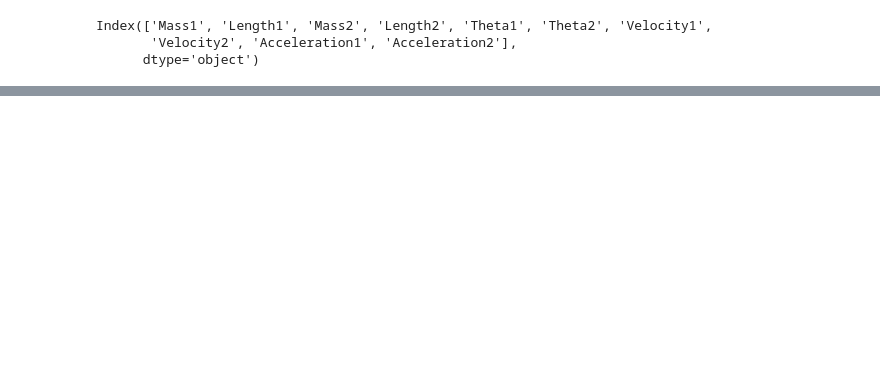
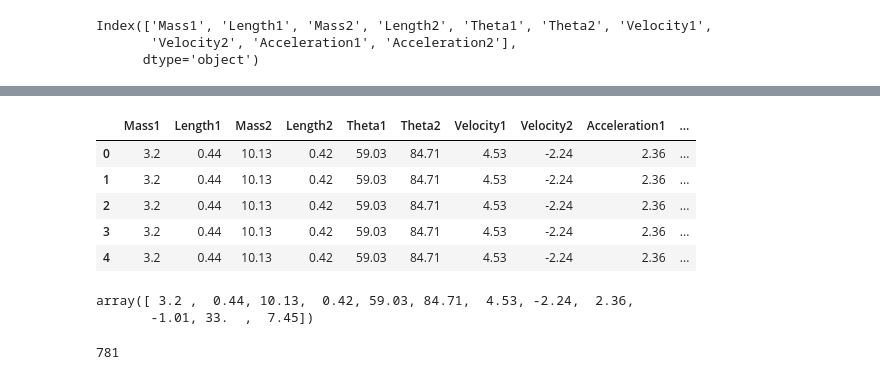
Before and after one commit to vipulSharma18/Push-Recovery-using-Deep-Q-Learning, a Jupyter notebook: dataset_generation/2_link_manipulator_with_point_masses.ipynb, the cells around one changed output, grey strips where cells are left out. Drawn from its saved outputs; the diff is of its cells as text; code cells hidden in the pictures; blank space fills up the shorter version.

```diff
--- a/dataset_generation/2_link_manipulator_with_point_masses.ipynb
+++ b/dataset_generation/2_link_manipulator_with_point_masses.ipynb
@@ -113,0 +166,16 @@ print(T1(5,1,5,1,0,90,0,5,0,0), T2(5,1,5,1,0,90,0,5,0,0))
+# %%
+dataset = dataset.round({'T1': 2,'T2': 2})
+gc.collect()
+dataset.head()
+# %% [output]
+|  | Mass1 | Length1 | Mass2 | Length2 | Theta1 | Theta2 | Velocity1 | Velocity2 | Acceleration1 | ... |
+| 0 | 3.2 | 0.44 | 10.13 | 0.42 | 59.03 | 84.71 | 4.53 | -2.24 | 2.36 | ... |
+| 1 | 3.2 | 0.44 | 10.13 | 0.42 | 59.03 | 84.71 | 4.53 | -2.24 | 2.36 | ... |
+| 2 | 3.2 | 0.44 | 10.13 | 0.42 | 59.03 | 84.71 | 4.53 | -2.24 | 2.36 | ... |
+| 3 | 3.2 | 0.44 | 10.13 | 0.42 | 59.03 | 84.71 | 4.53 | -2.24 | 2.36 | ... |
+| 4 | 3.2 | 0.44 | 10.13 | 0.42 | 59.03 | 84.71 | 4.53 | -2.24 | 2.36 | ... |
+# %%
+np.array(dataset.iloc[0])
+# %% [output]
+array([ 3.2 ,  0.44, 10.13,  0.42, 59.03, 84.71,  4.53, -2.24,  2.36,
+       -1.01, 33.  ,  7.45])
@@ -113,0 +184,5 @@ print(T1(5,1,5,1,0,90,0,5,0,0), T2(5,1,5,1,0,90,0,5,0,0))
+# %%
+del dataset
+gc.collect()
+# %% [output]
+781
```
Also changed, not shown: parts of 21 cells of this notebook.
